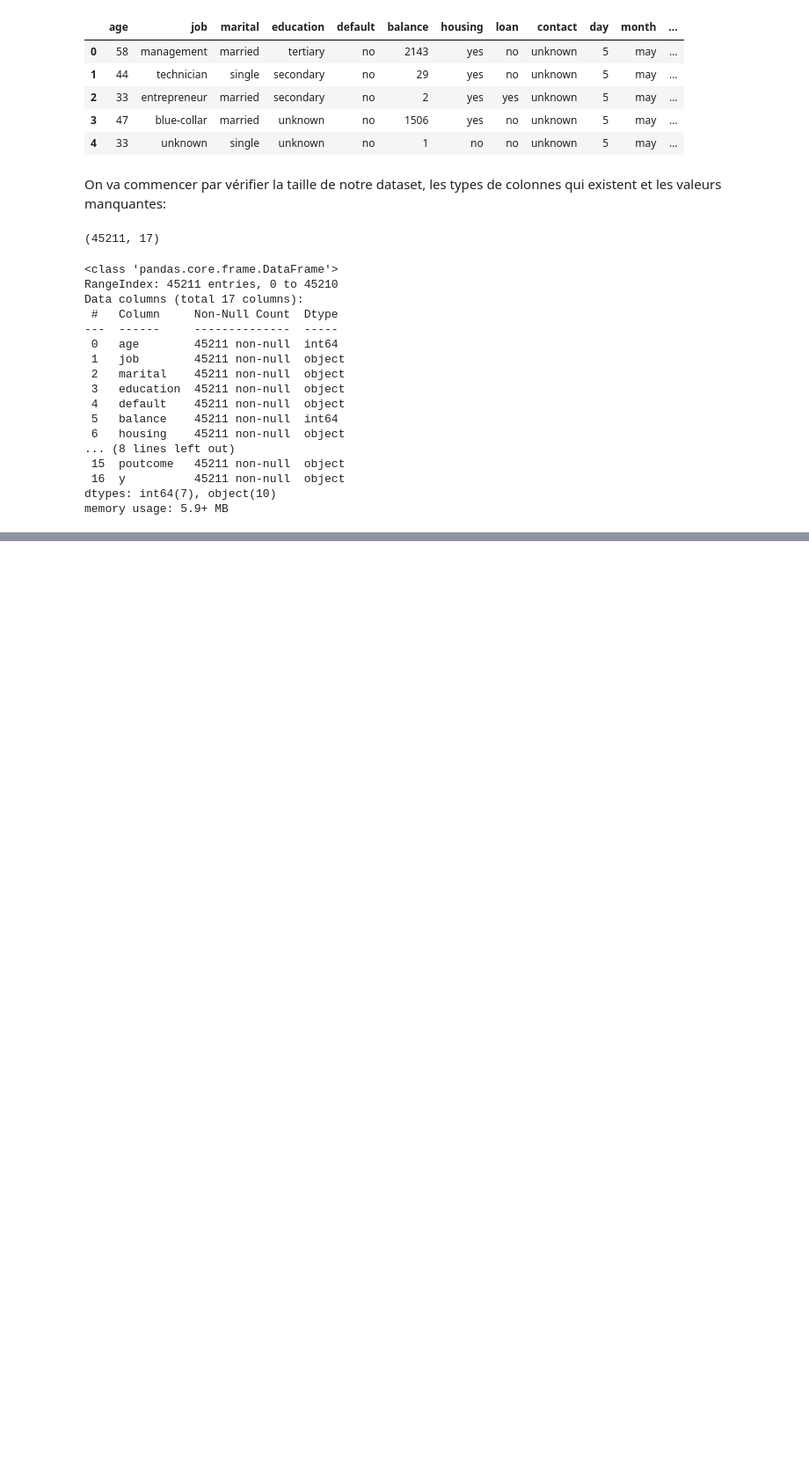
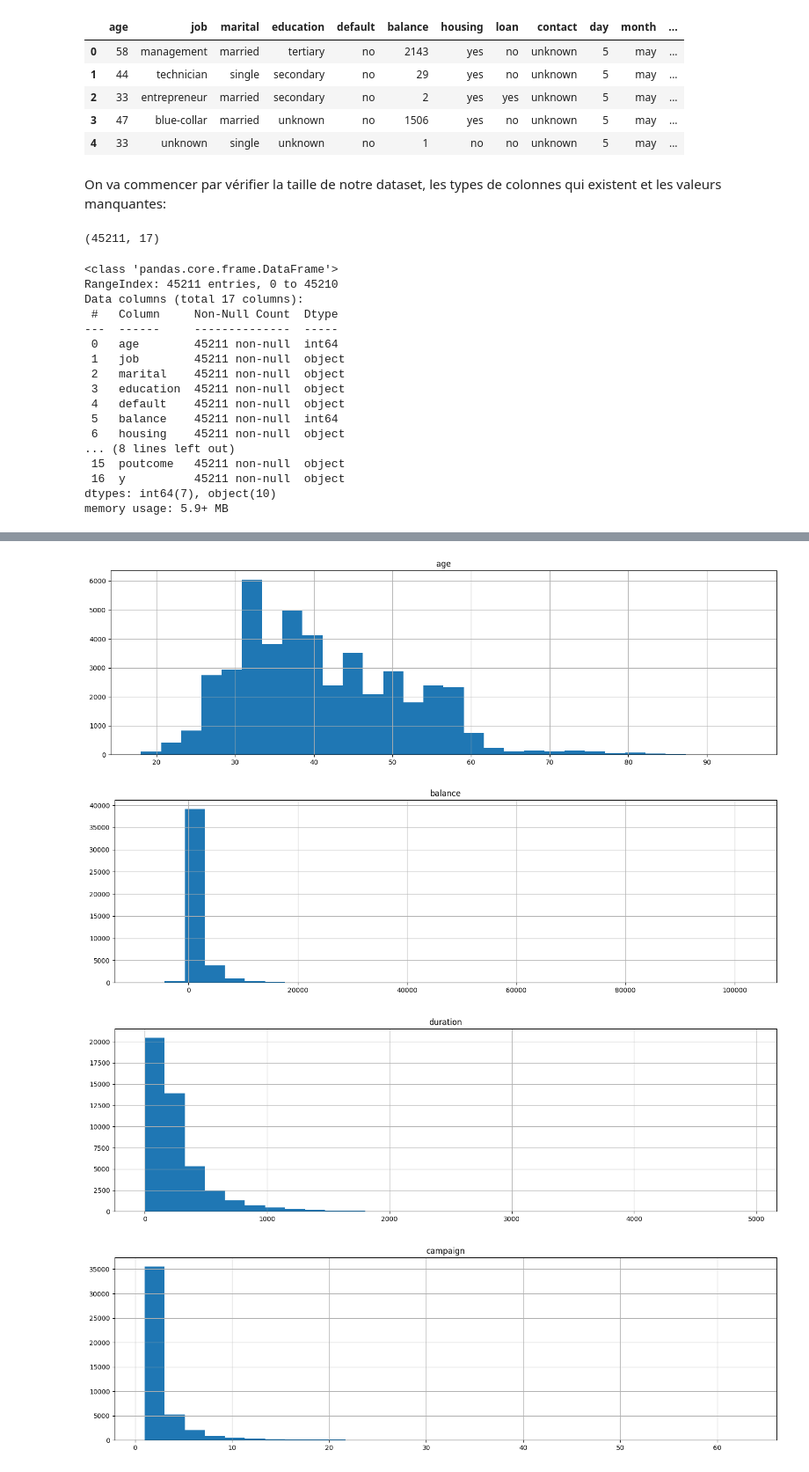
Before and after one commit to kaiokasa/bank_marketing_prediction, a Jupyter notebook: EDA_notebook.ipynb, the cells around one changed output, grey strips where cells are left out. Shown at 88% size. Saved outputs shown, nothing was run; the diff lists cells and outputs as text; code cells hidden in the pictures; blank space fills up the shorter version.

```diff
--- a/EDA_notebook.ipynb
+++ b/EDA_notebook.ipynb
@@ -45,0 +105,13 @@ memory usage: 5.9+ MB
+# %%
+numeric_cols = ['age','balance','duration','campaign','pdays','previous']
+categorical_cols = ['job','marital','education','default','housing','loan','contact','month','poutcome']
+# %%
+for i in numeric_cols:
+    data[i].hist(figsize=(18,5), bins=30)
+    plt.title(i)
+    plt.show()
+# %% [output]
+[figure, added]
+[figure, added]
+[figure, added]
+[figure, added]
```
Also changed, not shown: parts of 12 cells of this notebook, 1 other file.
